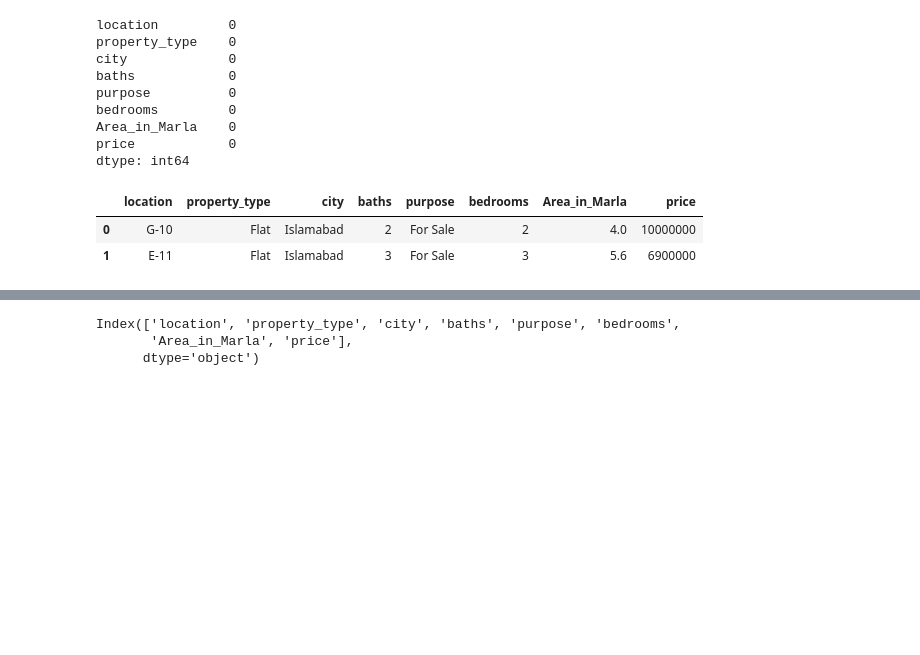
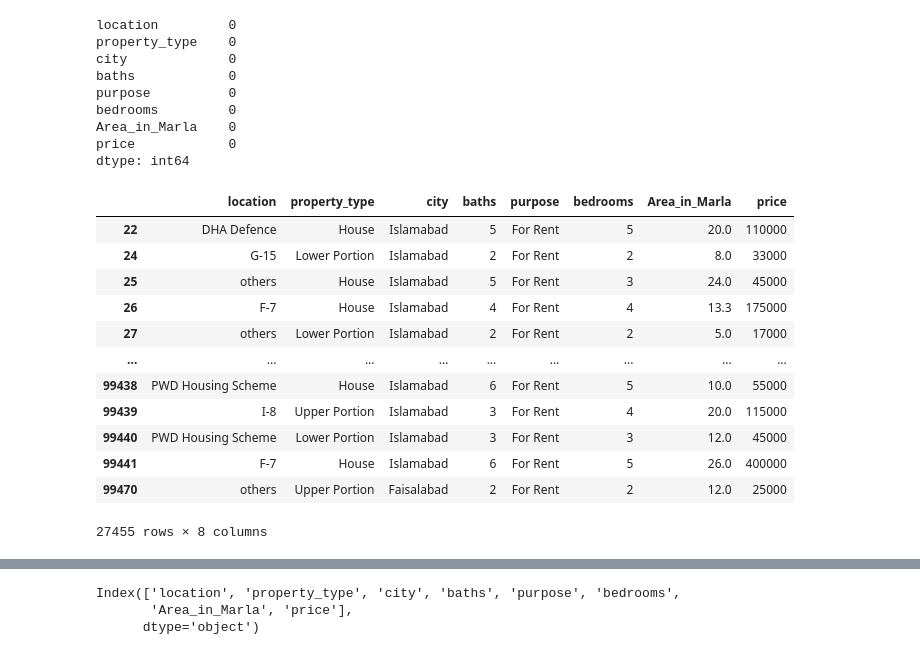
Before and after one commit to aliahmad552/pakistan_house_price_predictor, a Jupyter notebook: model/Pakistan_house_Price_Prediction_ForSale.ipynb, the cells around one changed output, grey strips where cells are left out. Drawn from its saved outputs; the diff is of its cells as text; code cells hidden in the pictures; blank space fills up the shorter version.

```diff
--- a/Pakistan_house_Price_Prediction_ForSale.ipynb
+++ b/model/Pakistan_house_Price_Prediction_ForSale.ipynb
@@ -484,8 +484,18 @@ Area_in_Marla    0
 price            0
 dtype: int64
 # %%
-df.head(2)
+df[df['purpose'] == 'For Rent']
 # %% [output]
 |  | location | property_type | city | baths | purpose | bedrooms | Area_in_Marla | price |
-| 0 | G-10 | Flat | Islamabad | 2 | For Sale | 2 | 4.0 | 10000000 |
-| 1 | E-11 | Flat | Islamabad | 3 | For Sale | 3 | 5.6 | 6900000 |
+| 22 | DHA Defence | House | Islamabad | 5 | For Rent | 5 | 20.0 | 110000 |
+| 24 | G-15 | Lower Portion | Islamabad | 2 | For Rent | 2 | 8.0 | 33000 |
+| 25 | others | House | Islamabad | 5 | For Rent | 3 | 24.0 | 45000 |
+| 26 | F-7 | House | Islamabad | 4 | For Rent | 4 | 13.3 | 175000 |
+| 27 | others | Lower Portion | Islamabad | 2 | For Rent | 2 | 5.0 | 17000 |
+| ... | ... | ... | ... | ... | ... | ... | ... | ... |
+| 99438 | PWD Housing Scheme | House | Islamabad | 6 | For Rent | 5 | 10.0 | 55000 |
+| 99439 | I-8 | Upper Portion | Islamabad | 3 | For Rent | 4 | 20.0 | 115000 |
+| 99440 | PWD Housing Scheme | Lower Portion | Islamabad | 3 | For Rent | 3 | 12.0 | 45000 |
+| 99441 | F-7 | House | Islamabad | 6 | For Rent | 5 | 26.0 | 400000 |
+| 99470 | others | Upper Portion | Faisalabad | 2 | For Rent | 2 | 12.0 | 25000 |
+27455 rows × 8 columns
```
Also changed, not shown: parts of 19 cells of this notebook, 14 other files.
